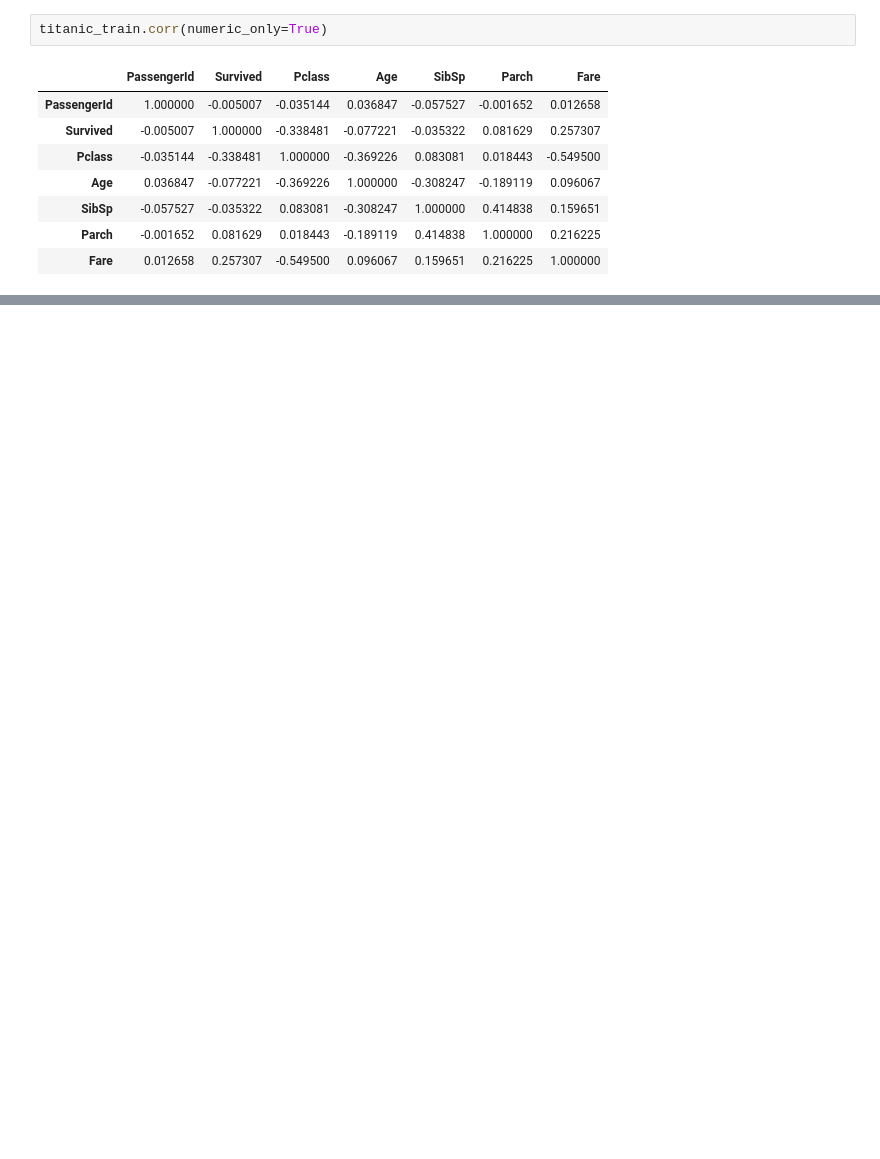
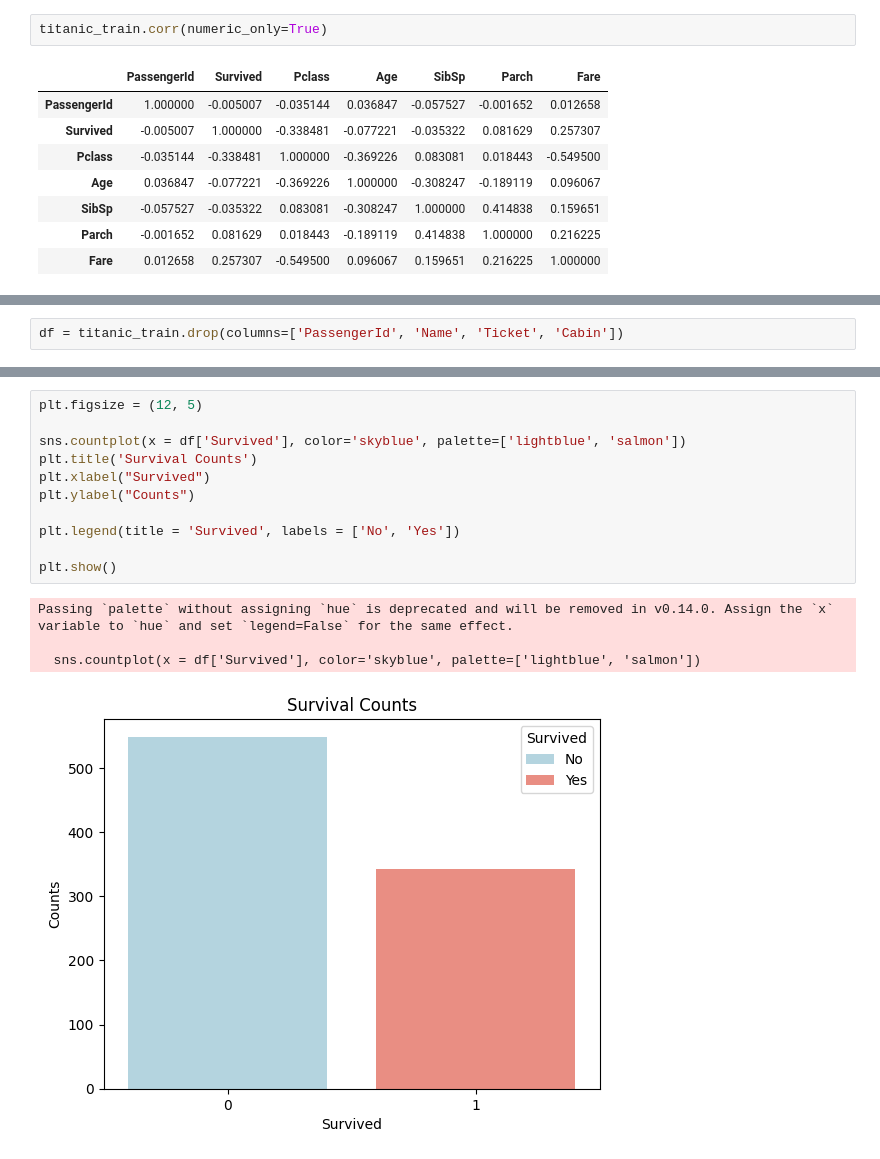
Before and after one commit to Muqaddas-Iftikhar/Titanic-Survival-Analysis, a Jupyter notebook: notebooks/titanic_survivals.ipynb, the cells around one changed output, grey strips where cells are left out. Saved outputs shown, nothing was run; the diff lists cells and outputs as text; blank space fills up the shorter version.

Commit message:
done univariate analysis on survived column

```diff
--- a/notebooks/titanic_survivals.ipynb
+++ b/notebooks/titanic_survivals.ipynb
@@ -117,0 +128,2 @@ titanic_train.corr(numeric_only=True)
+# %%
+df = titanic_train.drop(columns=['PassengerId', 'Name', 'Ticket', 'Cabin'])
@@ -117,0 +150,16 @@ titanic_train.corr(numeric_only=True)
+# %%
+plt.figsize = (12, 5)
+
+sns.countplot(x = df['Survived'], color='skyblue', palette=['lightblue', 'salmon'])
+plt.title('Survival Counts')
+plt.xlabel("Survived")
+plt.ylabel("Counts")
+
+plt.legend(title = 'Survived', labels = ['No', 'Yes'])
+
+plt.show()
+# %% [output]
+Passing `palette` without assigning `hue` is deprecated and will be removed in v0.14.0. Assign the `x` variable to `hue` and set `legend=False` for the same effect.
+
+  sns.countplot(x = df['Survived'], color='skyblue', palette=['lightblue', 'salmon'])
+[figure, added]
```
Also changed, not shown: parts of 10 cells of this notebook.
